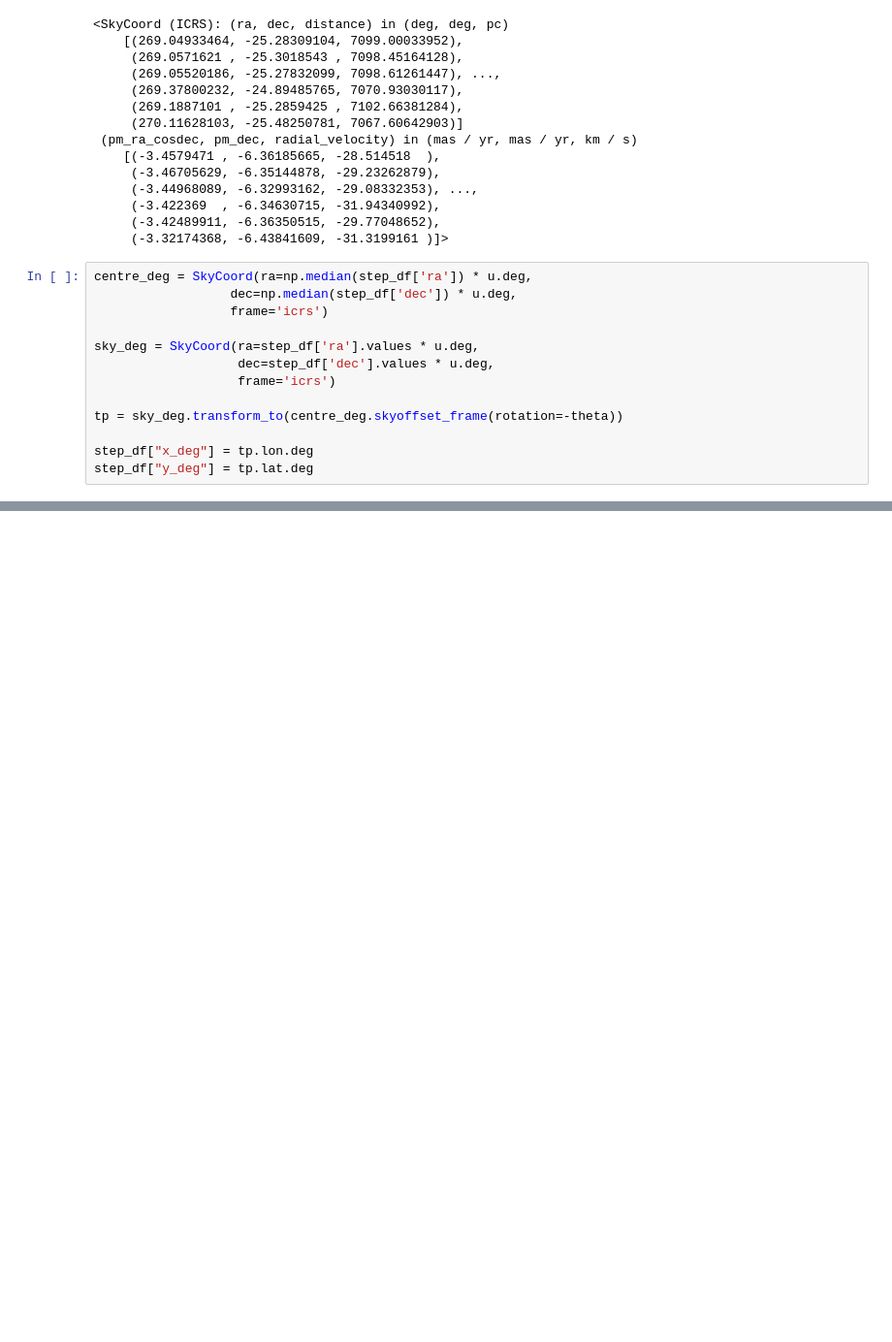
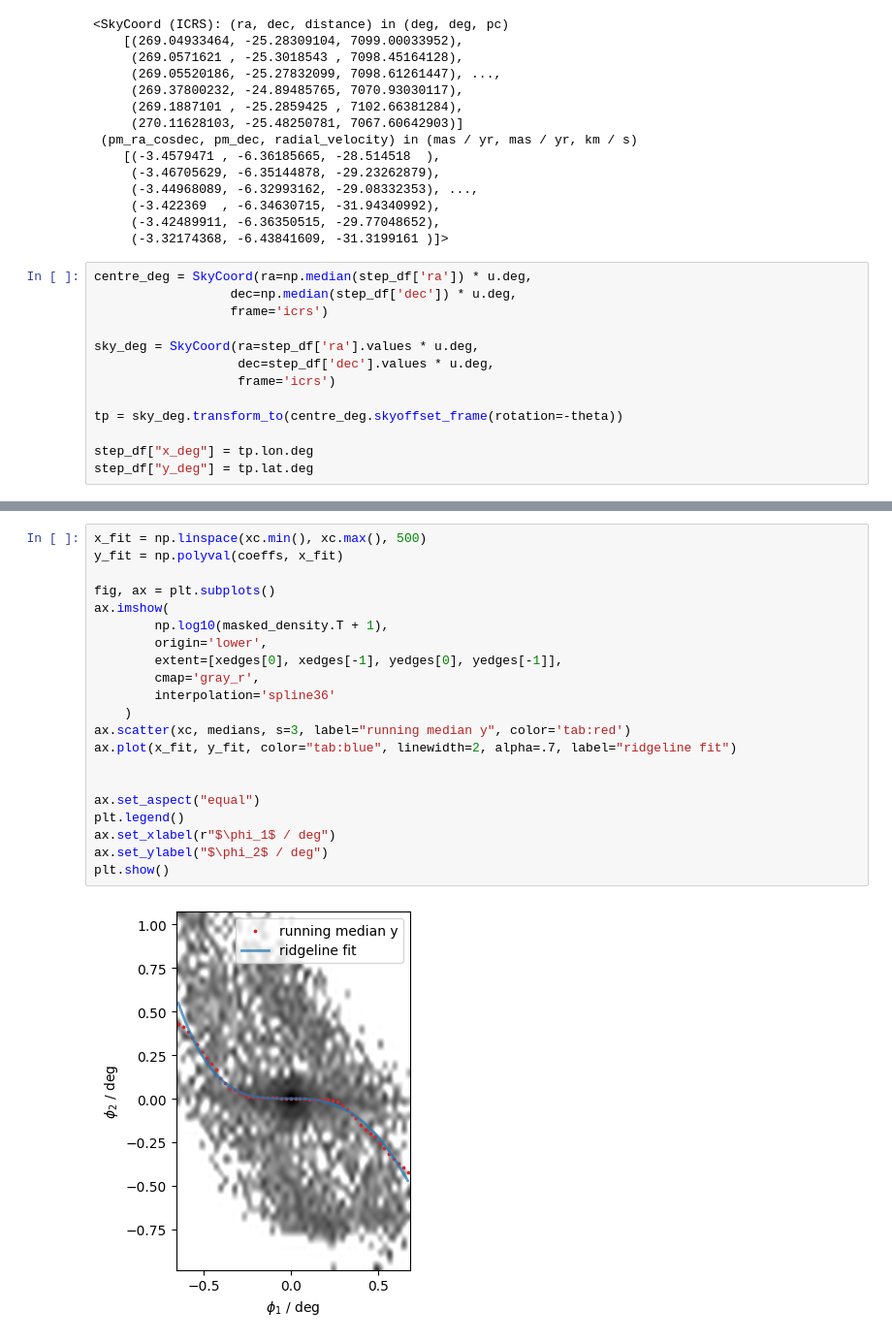
Before and after one commit to RSPicken2/stellar-streams, a Jupyter notebook: Ridgeline.ipynb, the cells around one changed output, grey strips where cells are left out. Shown at 97% size. Saved outputs shown, nothing was run; the diff lists cells and outputs as text; blank space fills up the shorter version.

```diff
--- a/Ridgeline.ipynb
+++ b/Ridgeline.ipynb
@@ -224,0 +262,23 @@ plt.show()
+# %%
+x_fit = np.linspace(xc.min(), xc.max(), 500)
+y_fit = np.polyval(coeffs, x_fit)
+
+fig, ax = plt.subplots()
+ax.imshow(
+        np.log10(masked_density.T + 1),
+        origin='lower',
+        extent=[xedges[0], xedges[-1], yedges[0], yedges[-1]],
+        cmap='gray_r',
+        interpolation='spline36'
+    )
+ax.scatter(xc, medians, s=3, label="running median y", color='tab:red')
+ax.plot(x_fit, y_fit, color="tab:blue", linewidth=2, alpha=.7, label="ridgeline fit")
+
+
+ax.set_aspect("equal")
+plt.legend()
+ax.set_xlabel(r"$\phi_1$ / deg")
+ax.set_ylabel("$\phi_2$ / deg")
+plt.show()
+# %% [output]
+[figure, added]
```
Also changed, not shown: parts of 10 cells of this notebook.
